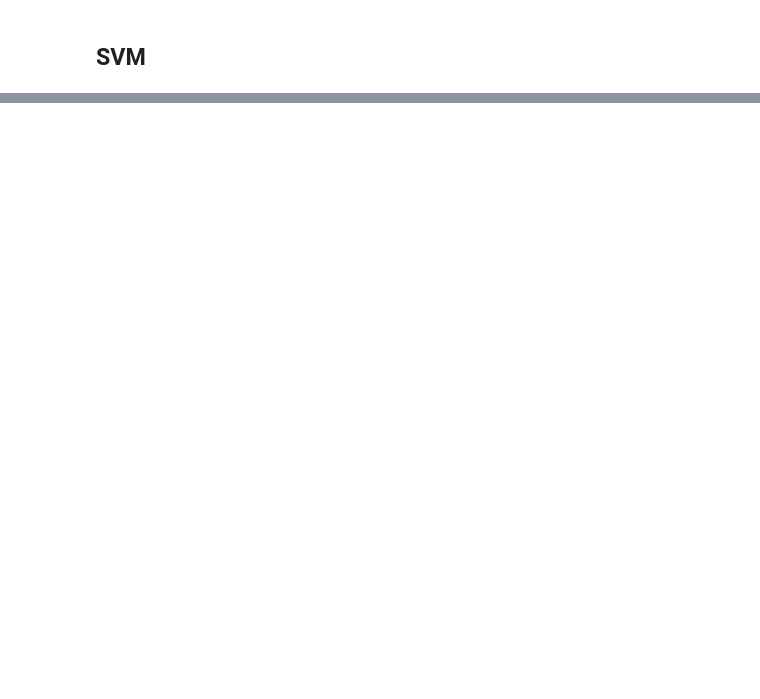
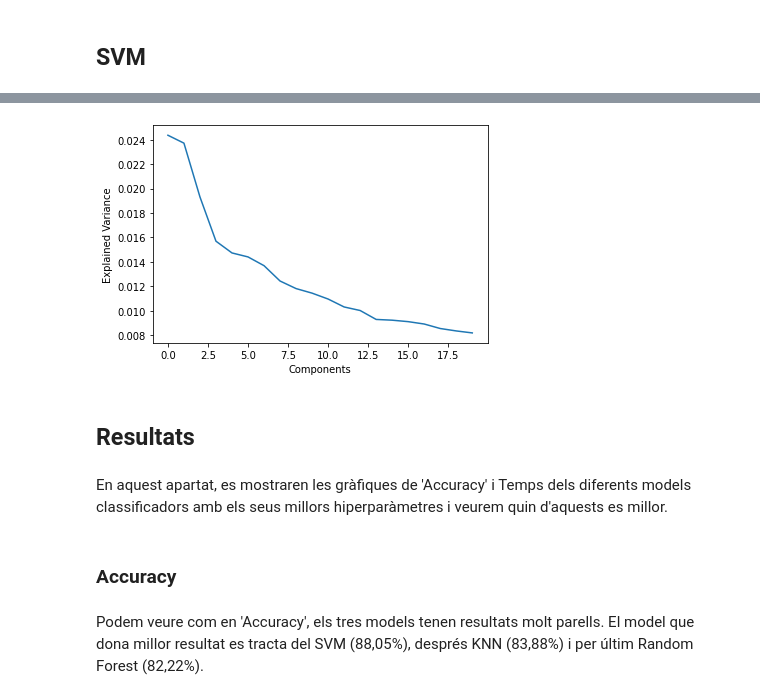
Before and after one commit to JoelFerrando/MD3-Kaggle, a Jupyter notebook: notebooks/develop.ipynb, the cells around one changed output, grey strips where cells are left out. Drawn from its saved outputs; the diff is of its cells as text; code cells hidden in the pictures; blank space fills up the shorter version.

```diff
--- a/notebooks/develop.ipynb
+++ b/notebooks/develop.ipynb
@@ -159,0 +189,5 @@ Please also refer to the documentation for alternative solver options:
+# %%
+# Tenim que normalitzar abans de apliclar el mètode 'fit'
+df_normalized = (df - df.mean()) / df.std()
+pca = PCA(n_components = 20)
+pca.fit(df_normalized)
@@ -159,0 +215,15 @@ Please also refer to the documentation for alternative solver options:
+# %%
+plt.plot(pca.explained_variance_ratio_)
+plt.ylabel('Explained Variance')
+plt.xlabel('Components')
+plt.show()
+# %% [output]
+[figure, added]
+# %% [markdown]
+## Resultats
+# %% [markdown]
+En aquest apartat, es mostraren les gràfiques de 'Accuracy' i Temps dels diferents models classificadors amb els seus millors hiperparàmetres i veurem quin d'aquests es millor.
+# %% [markdown]
+### Accuracy
+# %% [markdown]
+Podem veure com en 'Accuracy', els tres models tenen resultats molt parells. El model que dona millor resultat es tracta del SVM (88,05%), després KNN (83,88%) i per últim Random Forest (82,22%).
```
Also changed, not shown: parts of 31 cells of this notebook.
